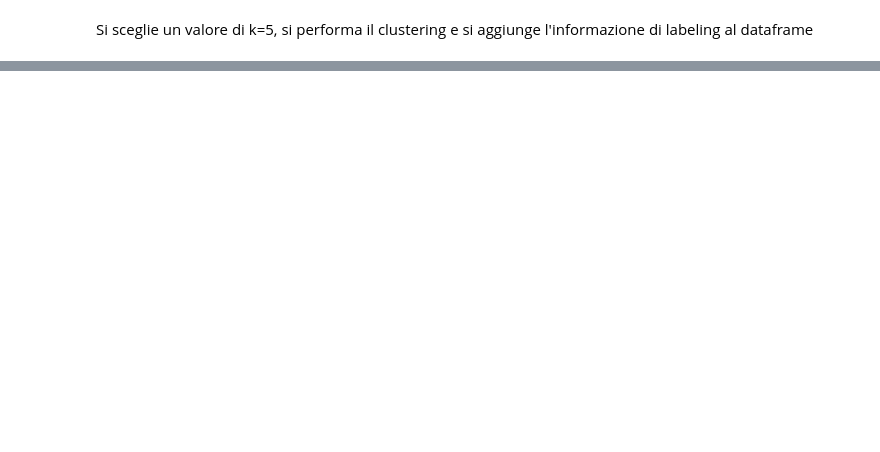
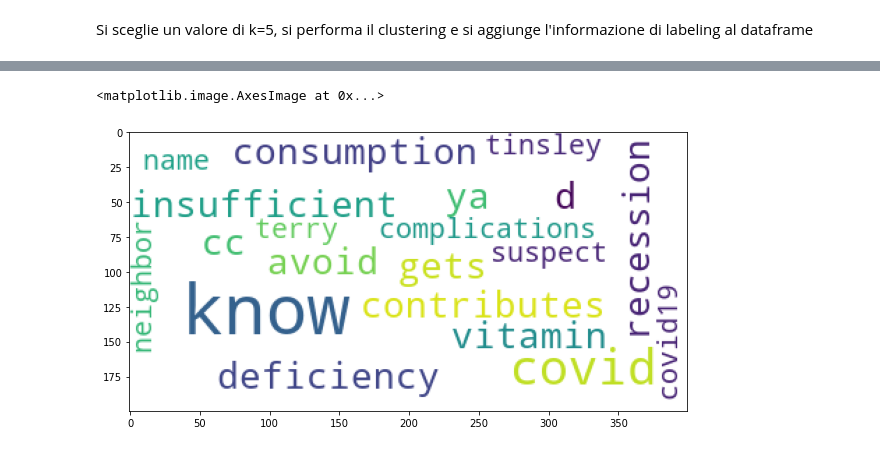
Before and after one commit to giulionenna/Progetto_BI2021, a Jupyter notebook: Mining_notebook.ipynb, the cells around one changed output, grey strips where cells are left out. Cells and saved outputs as stored; diff of their text form; code cells hidden in the pictures; blank space fills up the shorter version.

```diff
--- a/Mining_notebook.ipynb
+++ b/Mining_notebook.ipynb
@@ -300,0 +315,7 @@ plt.imshow(wordcloud)
+# %%
+from sklearn.cluster import DBSCAN
+
+clustering = DBSCAN(eps=1).fit(M)
+
+
+df_en['labels_DBSCAN']= clustering.labels_
@@ -300,0 +338,13 @@ plt.imshow(wordcloud)
+# %%
+from wordcloud import WordCloud
+
+df_en_0 = df_en.loc[df_en['labels_DBSCAN']==4]
+text = df_en_0['text_clean'].str.cat(sep='')
+text = text.lower()
+text=' '.join([word for word in text.split()])
+wordcloud = WordCloud(max_font_size=50, max_words=100, background_color="white").generate(text)
+fig1 = plt.figure(figsize=(10,10))
+plt.imshow(wordcloud)
+# %% [output]
+<matplotlib.image.AxesImage at 0x...>
+[figure, added]
```
Also changed, not shown: parts of 13 cells of this notebook.
